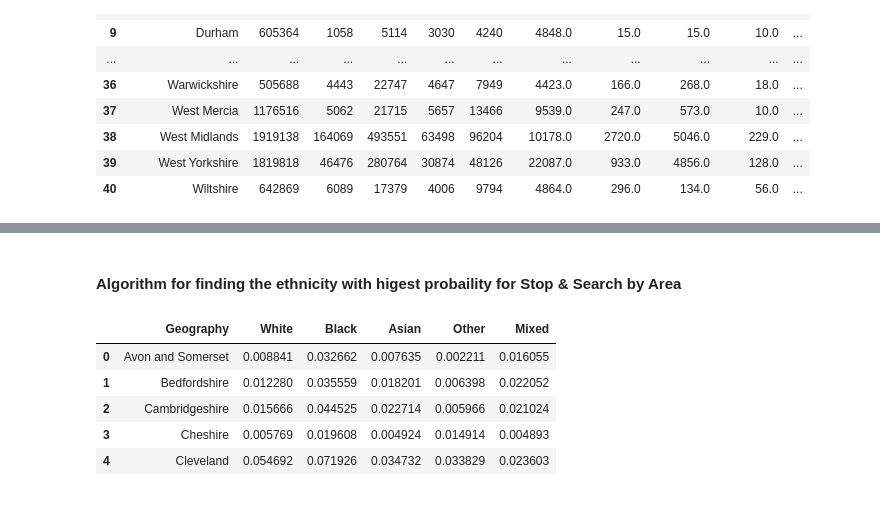
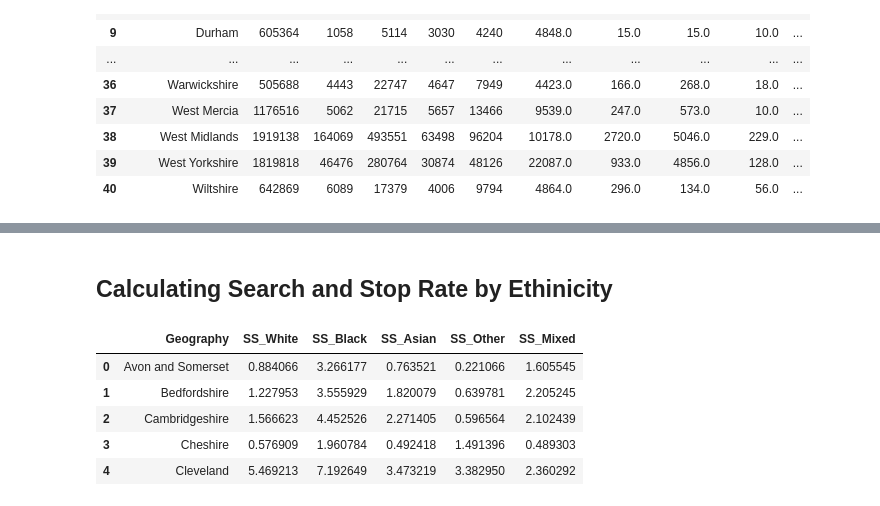
Before and after one commit to neerajthandayan/CourseProject, a Jupyter notebook: Notebooks/Crime_Data.ipynb, the cells around one changed output, grey strips where cells are left out. Saved outputs shown, nothing was run; the diff lists cells and outputs as text; code cells hidden in the pictures.

```diff
--- a/Notebooks/Crime_Data.ipynb
+++ b/Notebooks/Crime_Data.ipynb
@@ -247,14 +207,13 @@ geom_text(aes(label=np.round(prob,2)), vjust='bottom')
-# %% [markdown]
-#### Algorithm for finding the ethnicity with higest probaility for Stop & Search by Area
+# %% [markdown]
+## Calculating Search and Stop Rate by Ethinicity
 # %%
-p = pd.DataFrame(master.iloc[:,6:11].values / master.iloc[:,1:6].values)
-SSProb = pd.concat([master['Geography'],p], axis=1)
-SSProb.columns = master.columns[:6]
-SSProb.head(5)
+rate = pd.DataFrame((master.iloc[:,6:11].values / master.iloc[:,1:6].values)*100, columns= master.iloc[:,6:11].columns)
+ssrate = pd.concat([master['Geography'],rate], axis=1)
+ssrate.head()
 # %% [output]
-|  | Geography | White | Black | Asian | Other | Mixed |
-| 0 | Avon and Somerset | 0.008841 | 0.032662 | 0.007635 | 0.002211 | 0.016055 |
-| 1 | Bedfordshire | 0.012280 | 0.035559 | 0.018201 | 0.006398 | 0.022052 |
-| 2 | Cambridgeshire | 0.015666 | 0.044525 | 0.022714 | 0.005966 | 0.021024 |
-| 3 | Cheshire | 0.005769 | 0.019608 | 0.004924 | 0.014914 | 0.004893 |
-| 4 | Cleveland | 0.054692 | 0.071926 | 0.034732 | 0.033829 | 0.023603 |
+|  | Geography | SS_White | SS_Black | SS_Asian | SS_Other | SS_Mixed |
+| 0 | Avon and Somerset | 0.884066 | 3.266177 | 0.763521 | 0.221066 | 1.605545 |
+| 1 | Bedfordshire | 1.227953 | 3.555929 | 1.820079 | 0.639781 | 2.205245 |
+| 2 | Cambridgeshire | 1.566623 | 4.452526 | 2.271405 | 0.596564 | 2.102439 |
+| 3 | Cheshire | 0.576909 | 1.960784 | 0.492418 | 1.491396 | 0.489303 |
+| 4 | Cleveland | 5.469213 | 7.192649 | 3.473219 | 3.382950 | 2.360292 |
```
Also changed, not shown: parts of 29 cells of this notebook.
